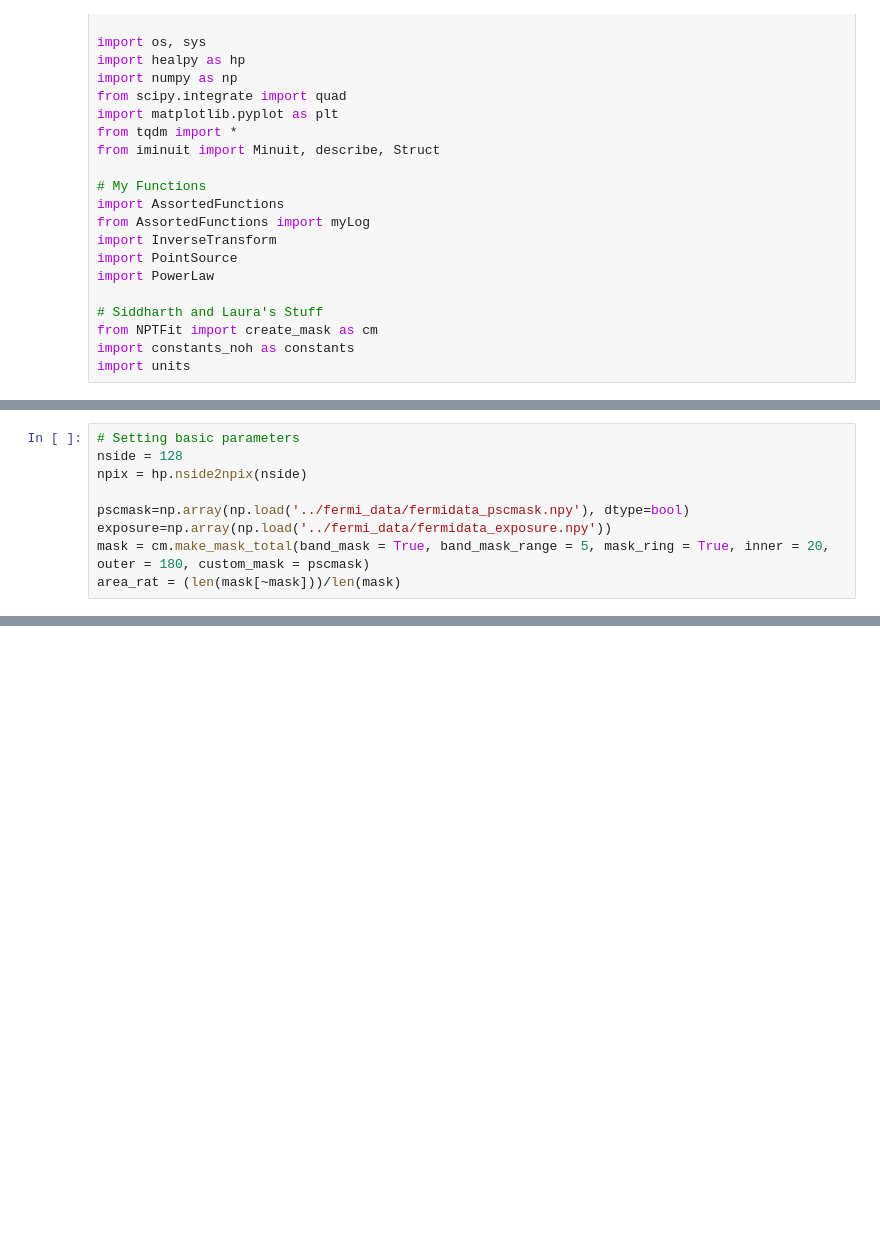
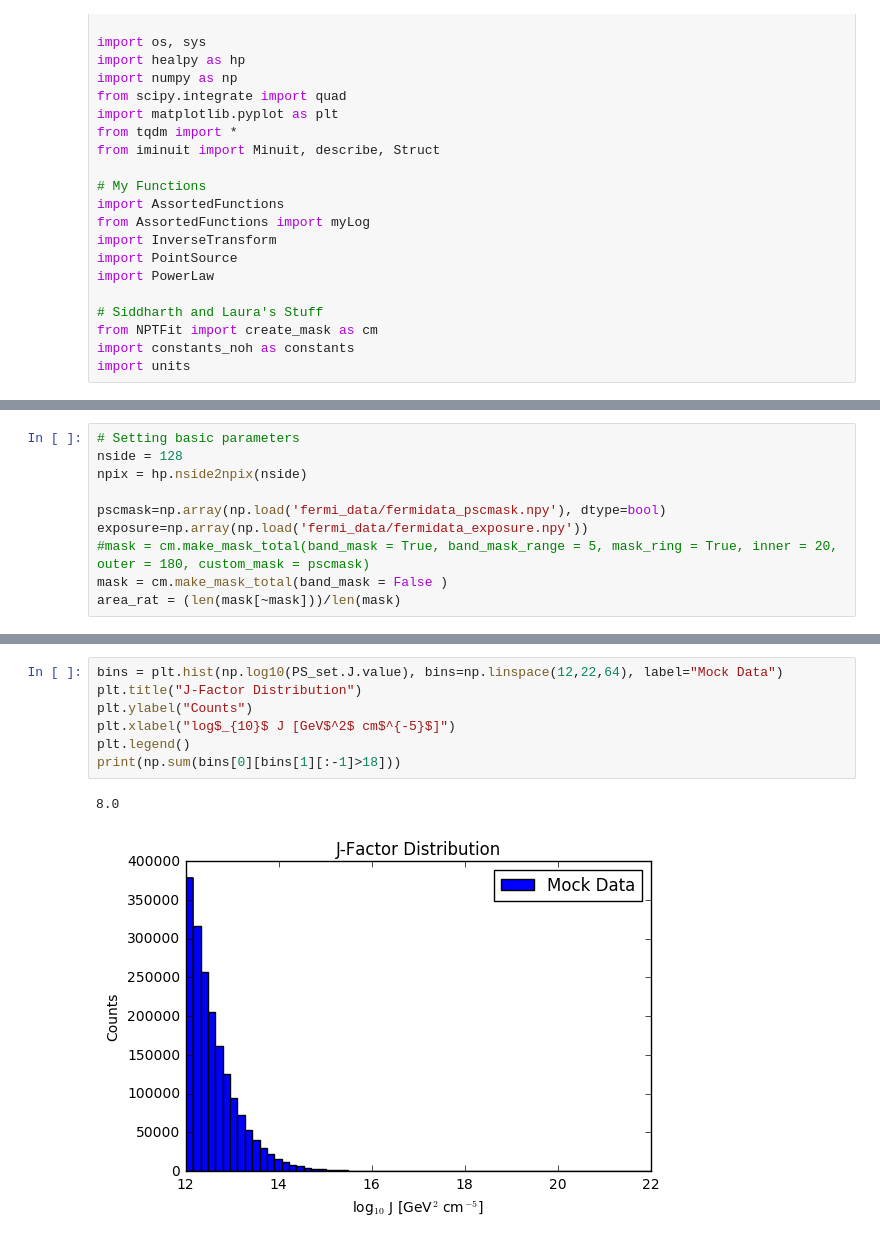
Before and after one commit to jeansom/Subhalos, a Jupyter notebook: Subhalos/SubhalosModular.ipynb, the cells around one changed output, grey strips where cells are left out. Saved outputs shown, nothing was run; the diff lists cells and outputs as text; blank space fills up the shorter version.

```diff
--- a/Subhalos/SubhalosModular.ipynb
+++ b/Subhalos/SubhalosModular.ipynb
@@ -35,9 +35,10 @@ ebins = [2,20]
 nside = 128
 npix = hp.nside2npix(nside)
 
-pscmask=np.array(np.load('../fermi_data/fermidata_pscmask.npy'), dtype=bool)
-exposure=np.array(np.load('../fermi_data/fermidata_exposure.npy'))
-mask = cm.make_mask_total(band_mask = True, band_mask_range = 5, mask_ring = True, inner = 20, outer = 180, custom_mask = pscmask)
+pscmask=np.array(np.load('fermi_data/fermidata_pscmask.npy'), dtype=bool)
+exposure=np.array(np.load('fermi_data/fermidata_exposure.npy'))
+#mask = cm.make_mask_total(band_mask = True, band_mask_range = 5, mask_ring = True, inner = 20, outer = 180, custom_mask = pscmask)
+mask = cm.make_mask_total(band_mask = False )
 area_rat = (len(mask[~mask]))/len(mask)
 # %%
 # Defining some constants
@@ -172,0 +181,10 @@ plt.close()
+# %%
+bins = plt.hist(np.log10(PS_set.J.value), bins=np.linspace(12,22,64), label="Mock Data")
+plt.title("J-Factor Distribution")
+plt.ylabel("Counts")
+plt.xlabel("log$_{10}$ J [GeV$^2$ cm$^{-5}$]")
+plt.legend()
+print(np.sum(bins[0][bins[1][:-1]>18]))
+# %% [output]
+8.0
+[figure, added]
```
Also changed, not shown: parts of 21 cells of this notebook, 45 other files.
